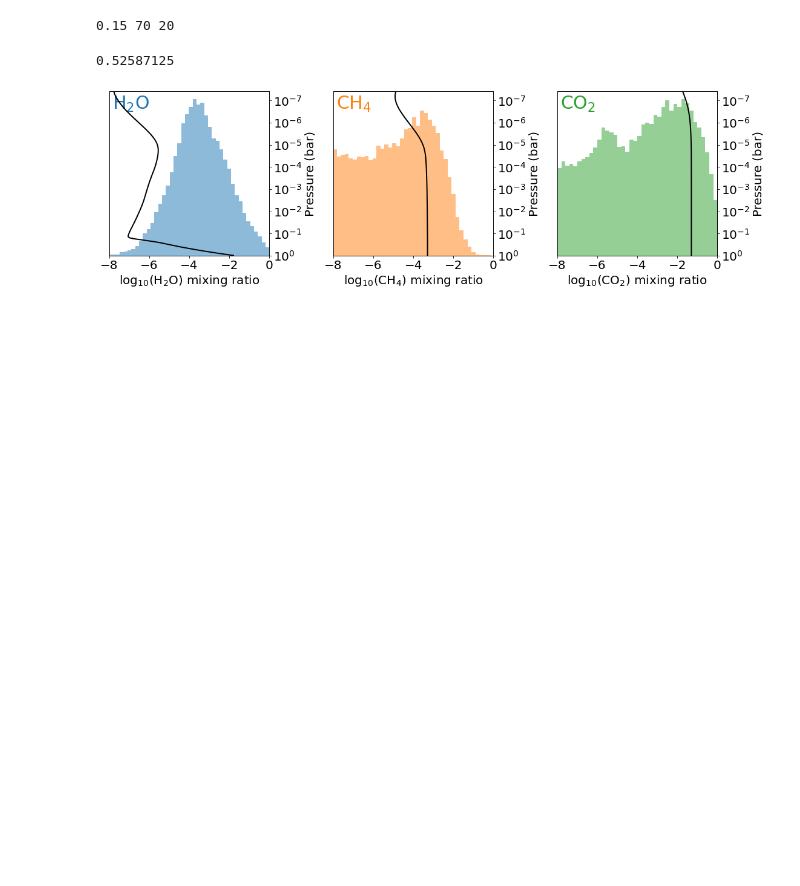
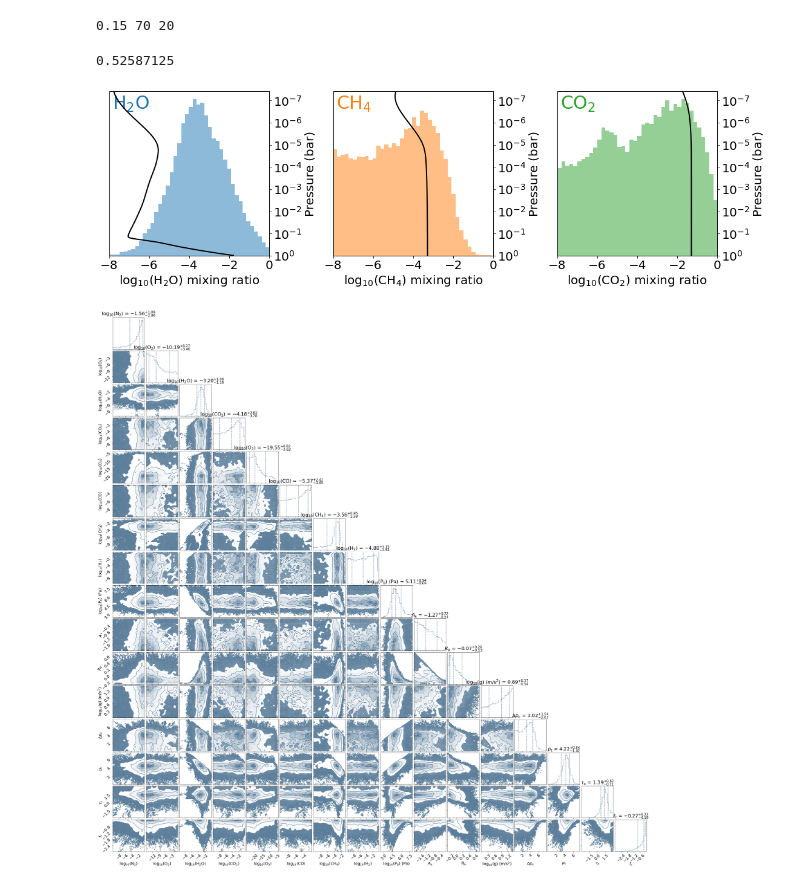
Before and after one commit to Nicholaswogan/NominalArcheanRetrievals, a Jupyter notebook: plotting_spectra.ipynb, the cells around one changed output. Saved outputs shown, nothing was run; the diff lists cells and outputs as text; code cells hidden in the pictures; blank space fills up the shorter version.

```diff
--- a/plotting_spectra.ipynb
+++ b/plotting_spectra.ipynb
@@ -400,3 +450,11 @@ plt.show()
 # %% [output]
 0.52587125
 [figure]
+# %%
+file = get_filenames(root_outdir, prefix, .25, 140, 20)
+with h5py.File(file, 'r') as f:
+    chain = f['mcmc']['chain'][:,:,:]
+chain = chain[nburn:,:,:]
+chain = chain.reshape(chain.shape[0]*chain.shape[1],chain.shape[2])
+
+# chain = chain[:,:]
@@ -402,0 +463,7 @@ plt.show()
+# %%
+fig = corner.corner(chain, quantiles=[0.16, 0.5, 0.84],show_titles=True,
+                    color='xkcd:steel blue', labels=pnames)
+
+# plt.savefig('figures_tmp/corner_B=0.25_R=140_SNR=20.pdf',bbox_inches='tight')
+# %% [output]
+[figure, added]
```
Also changed, not shown: parts of 13 cells of this notebook, 59 other files.
